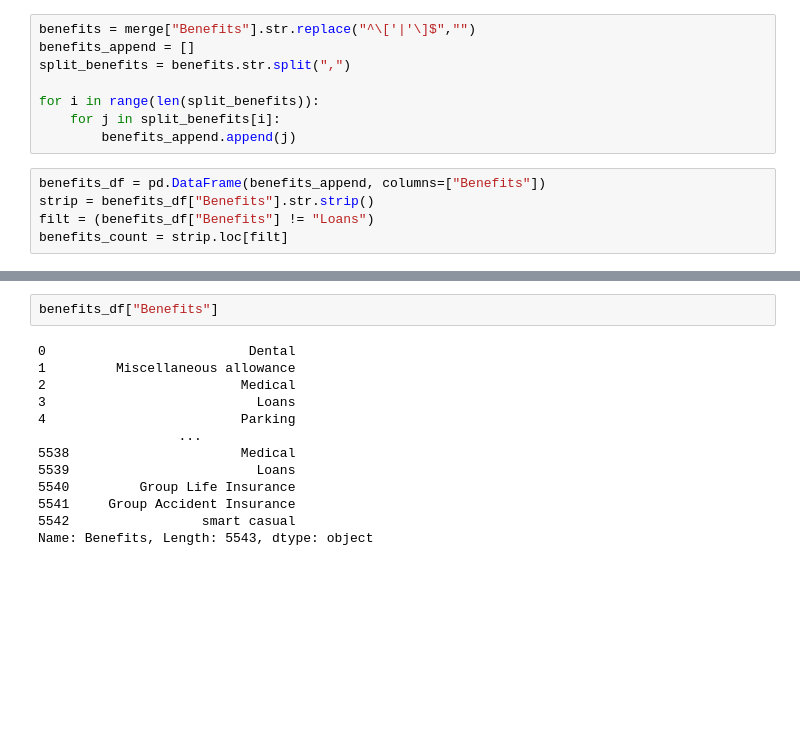
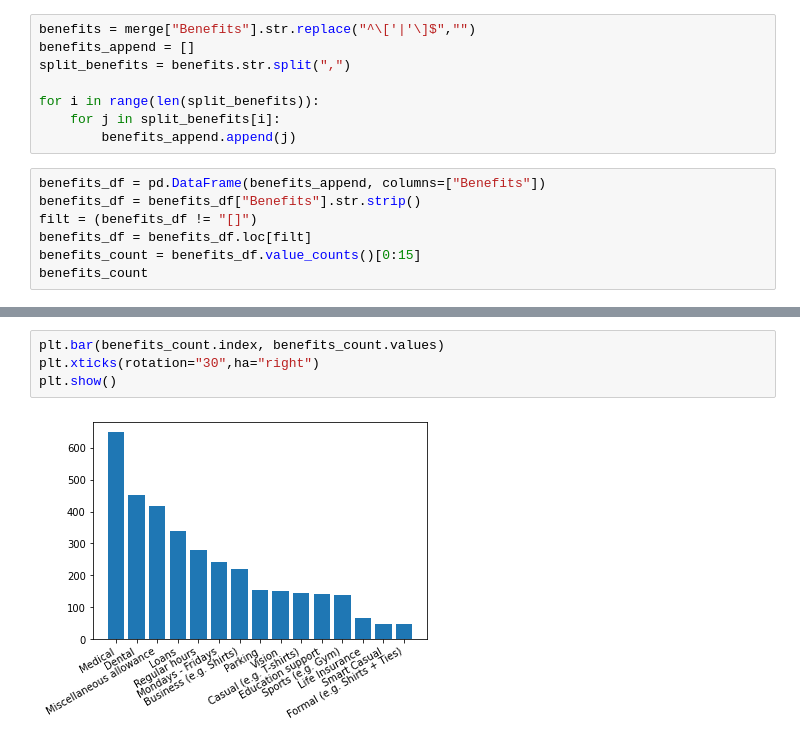
Before and after one commit to jvicrosario1106/husay_project_task, a Jupyter notebook: Data Analysis/Jobstreet Analysis/jobstreet_artist.ipynb, the cells around one changed output, grey strips where cells are left out. Saved outputs shown, nothing was run; the diff lists cells and outputs as text; blank space fills up the shorter version.

```diff
--- a/Data Analysis/Jobstreet Analysis/jobstreet_artist.ipynb
+++ b/Data Analysis/Jobstreet Analysis/jobstreet_artist.ipynb
@@ -141,6 +141,8 @@ for i in range(len(split_benefits)):
         benefits_append.append(j)
 # %%
 benefits_df = pd.DataFrame(benefits_append, columns=["Benefits"])
-strip = benefits_df["Benefits"].str.strip()
-filt = (benefits_df["Benefits"] != "Loans")
-benefits_count = strip.loc[filt]
+benefits_df = benefits_df["Benefits"].str.strip()
+filt = (benefits_df != "[]")
+benefits_df = benefits_df.loc[filt]
+benefits_count = benefits_df.value_counts()[0:15]
+benefits_count
@@ -147,15 +166,6 @@ benefits_count = strip.loc[filt]
-# %%
-benefits_df["Benefits"]
-# %% [output]
-0                          Dental
-1         Miscellaneous allowance
-2                         Medical
-3                           Loans
-4                         Parking
-                  ...
-5538                      Medical
-5539                        Loans
-5540         Group Life Insurance
-5541     Group Accident Insurance
-5542                 smart casual
-Name: Benefits, Length: 5543, dtype: object
+# %%
+plt.bar(benefits_count.index, benefits_count.values)
+plt.xticks(rotation="30",ha="right")
+plt.show()
+# %% [output]
+[figure, added]
```
Also changed, not shown: parts of 1 cell of this notebook.
